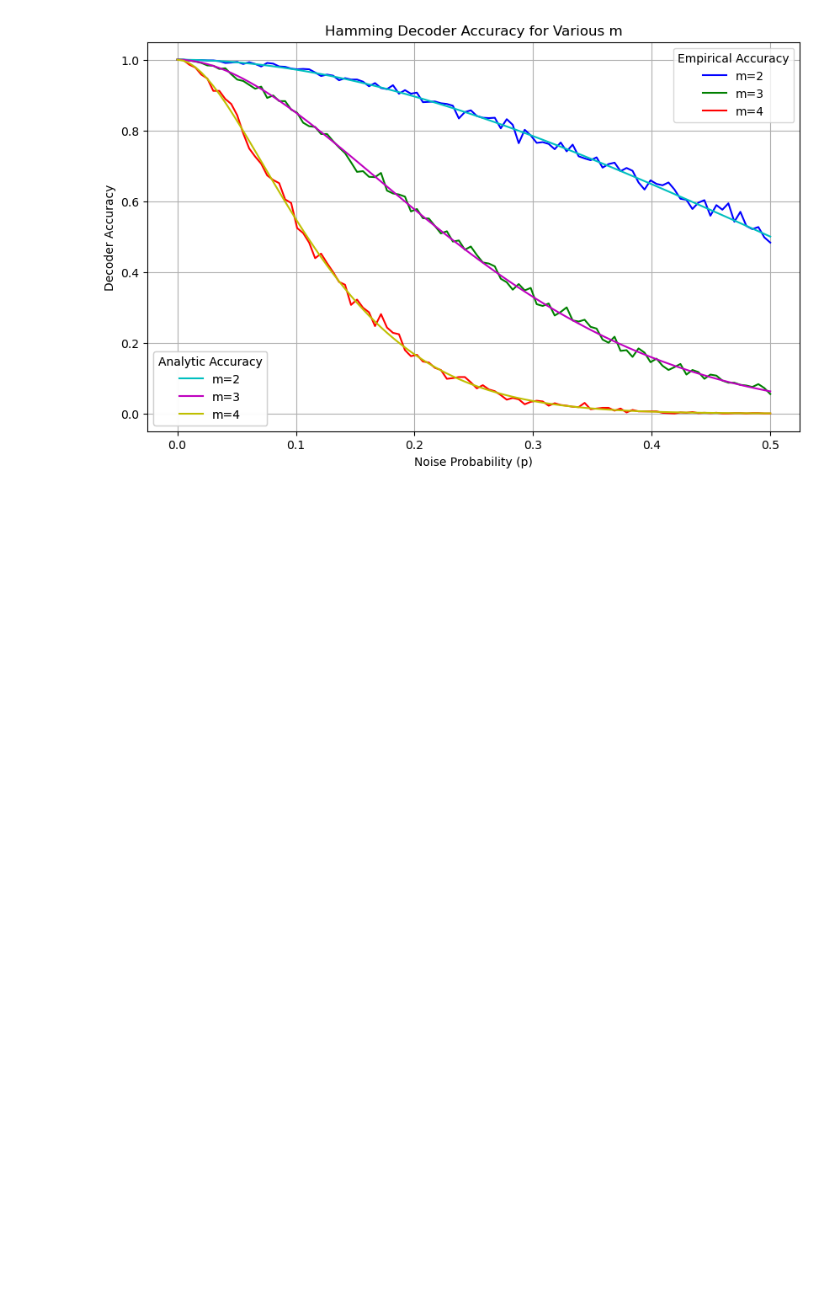
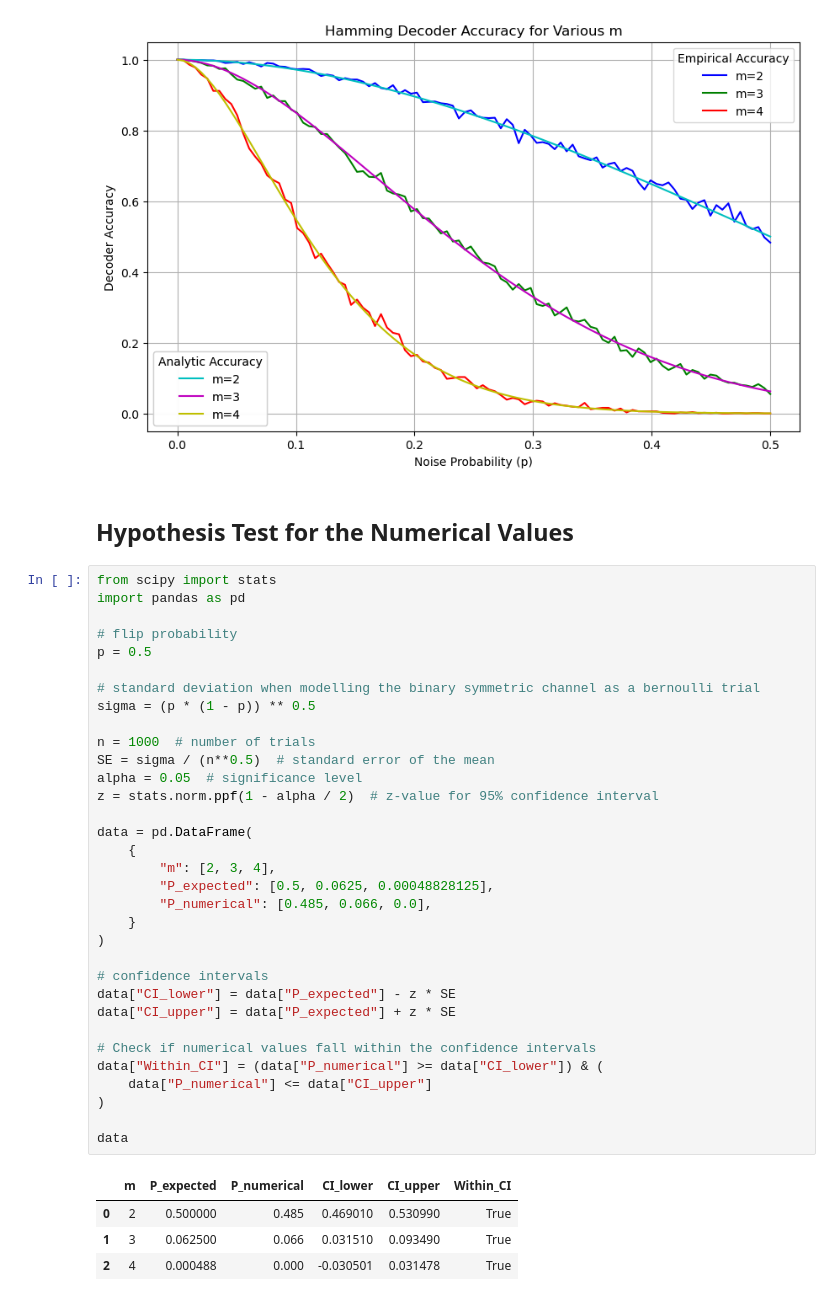
Before and after one commit to aliabbas299792/imperial, a Jupyter notebook: stat_info/Lab_4_Hamming_code.ipynb, the cells around one changed output. Cells and saved outputs as stored; diff of their text form; blank space fills up the shorter version.

Commit message:
feat(stat-info): added a hypothesis test for the expected vs numerical values

```diff
--- a/stat_info/Lab_4_Hamming_code.ipynb
+++ b/stat_info/Lab_4_Hamming_code.ipynb
@@ -447,3 +447,43 @@ plt.close()
 [figure]
 [figure]
 [figure]
+# %% [markdown]
+## Hypothesis Test for the Numerical Values
+# %%
+from scipy import stats
+import pandas as pd
+
+# flip probability
+p = 0.5
+
+# standard deviation when modelling the binary symmetric channel as a bernoulli trial
+sigma = (p * (1 - p)) ** 0.5
+
+n = 1000  # number of trials
+SE = sigma / (n**0.5)  # standard error of the mean
+alpha = 0.05  # significance level
+z = stats.norm.ppf(1 - alpha / 2)  # z-value for 95% confidence interval
+
+data = pd.DataFrame(
+    {
+        "m": [2, 3, 4],
+        "P_expected": [0.5, 0.0625, 0.00048828125],
+        "P_numerical": [0.485, 0.066, 0.0],
+    }
+)
+
+# confidence intervals
+data["CI_lower"] = data["P_expected"] - z * SE
+data["CI_upper"] = data["P_expected"] + z * SE
+
+# Check if numerical values fall within the confidence intervals
+data["Within_CI"] = (data["P_numerical"] >= data["CI_lower"]) & (
+    data["P_numerical"] <= data["CI_upper"]
+)
+
+data
+# %% [output]
+|  | m | P_expected | P_numerical | CI_lower | CI_upper | Within_CI |
+| 0 | 2 | 0.500000 | 0.485 | 0.469010 | 0.530990 | True |
+| 1 | 3 | 0.062500 | 0.066 | 0.031510 | 0.093490 | True |
+| 2 | 4 | 0.000488 | 0.000 | -0.030501 | 0.031478 | True |
```
Also changed, not shown: 4 other files.
